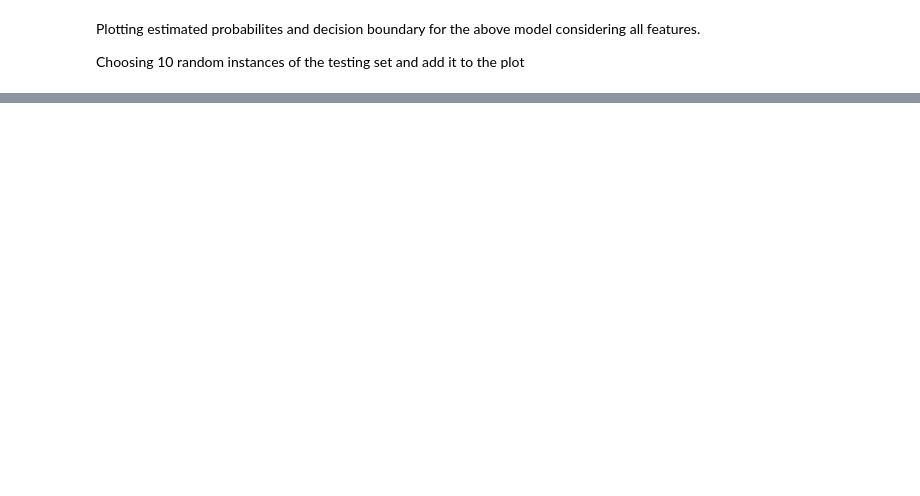
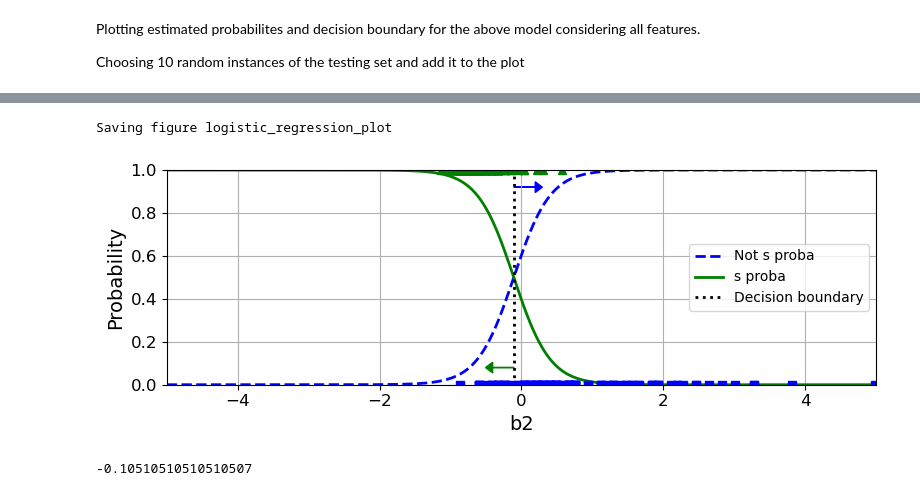
Before and after one commit to Bsubs/CITS5508_Machine_Learning, a Jupyter notebook: assignment1/assignment1.ipynb, the cells around one changed output, grey strips where cells are left out. Cells and saved outputs as stored; diff of their text form; code cells hidden in the pictures; blank space fills up the shorter version.

```diff
--- a/assignment1/assignment1.ipynb
+++ b/assignment1/assignment1.ipynb
@@ -336,0 +298,26 @@ decision_boundary1
+# %%
+# Removes all other features from the dataset
+feature_bin = 'b2' # Enter feature here
+
+# New scaler
+scaler_3 = StandardScaler()
+
+# Preparing training data
+train_X1 = copy.deepcopy(training_data)
+# Removes all instances of classes not s or d
+train_X1 = train_X1[train_X1['class'].isin(['s', 'd'])]
+train_y1 = train_X1['class']
+# Removes all but the feature we want
+train_X1 = train_X1[feature_bin]
+
+train_X1 = scaler_3.fit_transform(train_X1.values.reshape(-1,1))
+
+# Preparing testing data
+test_X1 = copy.deepcopy(testing_data)
+# # Removes all instances of classes not s or d
+test_X1 = test_X1[test_X1['class'].isin(['s', 'd'])]
+test_y1 = test_X1['class']
+# # Removes all but the feature we want
+test_X1 = test_X1[feature_bin]
+
+test_X1 = scaler_2.fit_transform(test_X1.values.reshape(-1,1))
@@ -336,0 +331,13 @@ decision_boundary1
+# %%
+X1_new = np.linspace(-5, 5, 1000).reshape(-1, 1)  # reshape to get a column vector
+y1_proba = log_reg1.predict_proba(X1_new)
+decision_boundary1 = X1_new[y1_proba[:, 1] <= 0.5][0, 0]
+
+plot_graph(feature_bin, X1_new, y1_proba, decision_boundary1)
+# %% [output]
+Saving figure logistic_regression_plot
+[figure, added]
+# %%
+decision_boundary1
+# %% [output]
+-0.10510510510510507
```
Also changed, not shown: parts of 29 cells of this notebook.
